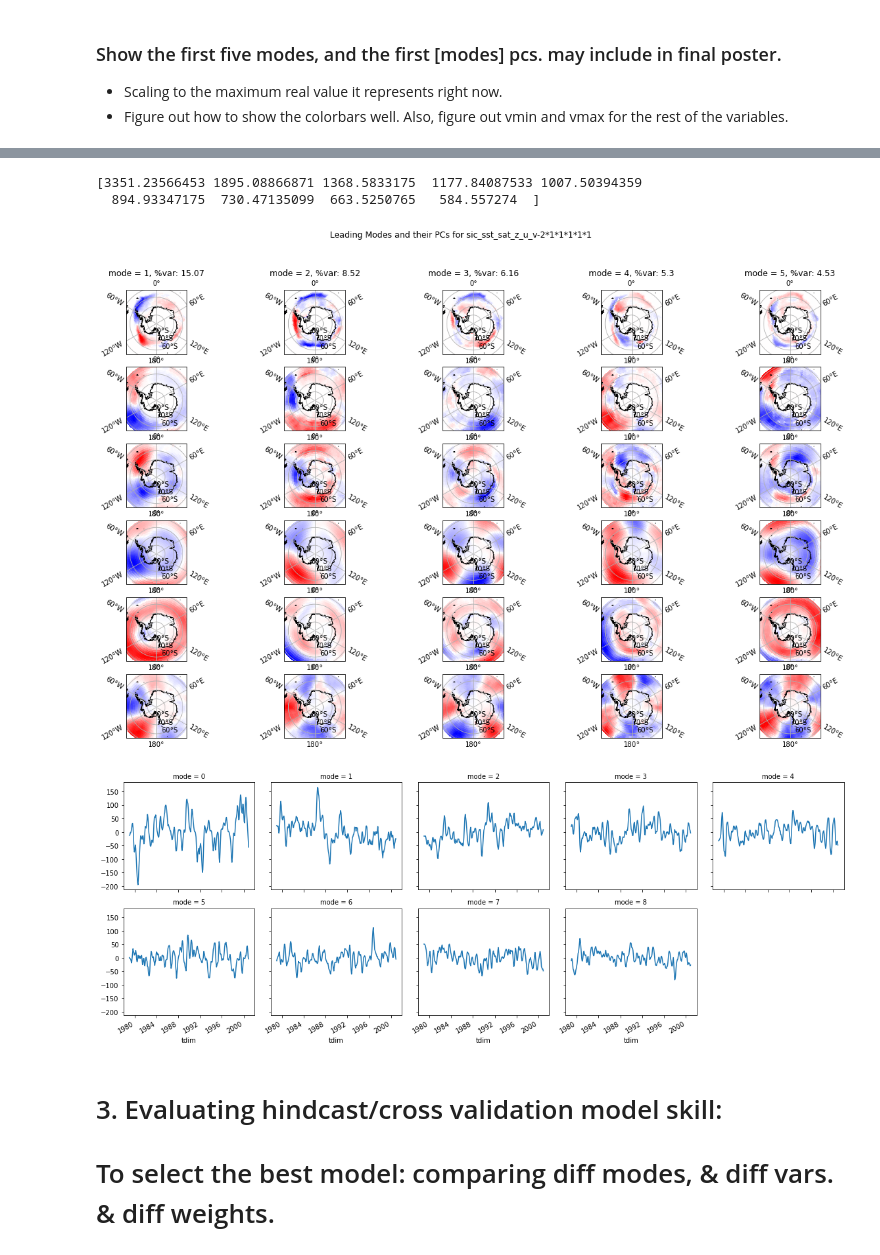
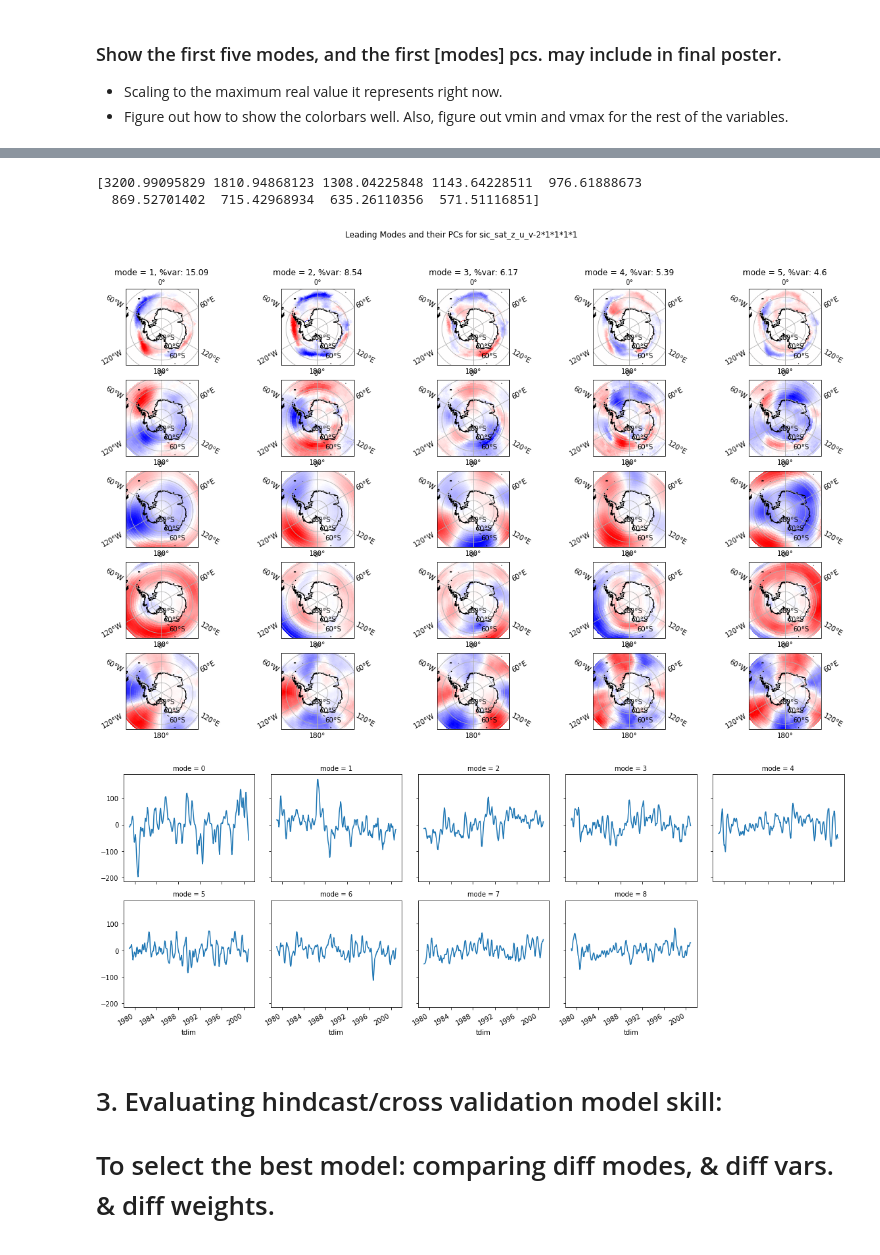
Before and after one commit to bernardw11/seaice_forecasts, a Jupyter notebook: remake_old_model/meof_hcast_cross_og.ipynb, the cells around one changed output, grey strips where cells are left out. Drawn from its saved outputs; the diff is of its cells as text; code cells hidden in the pictures.

```diff
--- a/remake_old_model/meof_hcast_cross_og.ipynb
+++ b/remake_old_model/meof_hcast_cross_og.ipynb
@@ -54,7 +54,7 @@ sthf_anom = vars_2x2.sthf_anom_smoothed  # 6
 var_names = ['sic', 'sst', 'sat', 'z', 'u', 'v', 'sthf']
 
 #___ CHANGE the scaling here!
-var_scaling = [2, 1, 1, 0.5, 0.5, 0.5, 0.5]
+var_scaling = [2, 1, 1, 1, 1, 1, 1]
 #var_scaling = [2, 1, 1, 1, 1, 1, 1]
 #var_scaling = [2, 1, 1, 0.5, 0.5, 0.5, 0.5]
 
@@ -196,7 +196,7 @@ def setup_model(indices):
 ### HERE: Change the indices, corresponding to the variables you want to include in the model.
 # %%
 # reminder: var_names = ['sic', 'sst', 'sat', 'z', 'u', 'v', 'sthf']
-indices = [0, 1, 2, 3, 4, 5] # our best one we think: 0, 1, 2, 6
+indices = [0, 2, 3, 4, 5] # our best one we think: 0, 1, 2, 6
 #indices = [0, 1, 2]
 model_vars, model_wgts, f_name = setup_model(indices)
 nv = len(indices)
@@ -381,38 +386,40 @@ Done!
 # %%
+# I can't rly figure out how to scale each mode to the max real value it represents.
+
 fig = plt.figure(figsize=(20,12))
 for mode in range(min(5,modes)):
     # SIC EOFs
     ax = plt.subplot(len(indices), 5, mode + 1, projection=sp)
-    # take the maximum real value it represents. (vmin = -.3, vmax = .3 is arbitrary. helps tho.)
     sic_mode = sic_eofs[mode]*pcs.sel(mode=mode).max()*var_scaling[0]
+
     im = sic_mode.plot(transform=pc, vmin=-.3, vmax=.3, cmap = 'bwr', add_colorbar=False)
     ax.coastlines()
     ax.gridlines(draw_labels=True)
     ax.set_extent([-3950000., 3950000., 4350000., -3950000.], crs=sp)
     ax.set_title('mode = ' + str(mode+1) + ', %var: ' + str(round(np_eigs[mode]/sum_eigs * 100, 2)))
 
 
     #OTHER VAR EOFS: all_vars_eofs[i+1] for i in range(nvars)
     for i in range(nvars):
         ax = plt.subplot(len(indices), 5, mode + 1 + 5*(i+1), projection=sp)
-        vars_mode = all_vars_eofs[i + 1][mode]*pcs.sel(mode=mode).max()*var_scaling[indices[i]]
+        vars_mode = all_vars_eofs[i + 1][mode]*pcs.sel(mode=mode).max()/stds[1]*var_scaling[indices[i+1]]
+
         im = vars_mode.plot(transform=pc, cmap = 'bwr', add_colorbar=False)
-
         ax.coastlines()
         ax.gridlines(draw_labels=True)
         ax.set_extent([-3950000., 3950000., 4350000., -3950000.], crs=sp)
         ax.set_title('')
 plt.suptitle('Leading Modes and their PCs for ' + f_name)
 
 # Plot corresponding PCs
 if modes > 1:
     pcs.plot(x='tdim',col='mode',col_wrap=min(5, modes));
 print(solver.eigenvalues(neigs=modes))
 # %% [output]
-[3351.23566453 1895.08866871 1368.5833175  1177.84087533 1007.50394359
-  894.93347175  730.47135099  663.5250765   584.557274  ]
+[3200.99095829 1810.94868123 1308.04225848 1143.64228511  976.61888673
+  869.52701402  715.42968934  635.26110356  571.51116851]
-[figure, old version]
+[figure, new version]
-[figure, old version]
+[figure, new version]
 # %% [markdown]
 # 3. Evaluating hindcast/cross validation model skill:
 # To select the best model: comparing diff modes, & diff vars. & diff weights.
```
Also changed, not shown: parts of 5 cells of this notebook, 30 other files.
